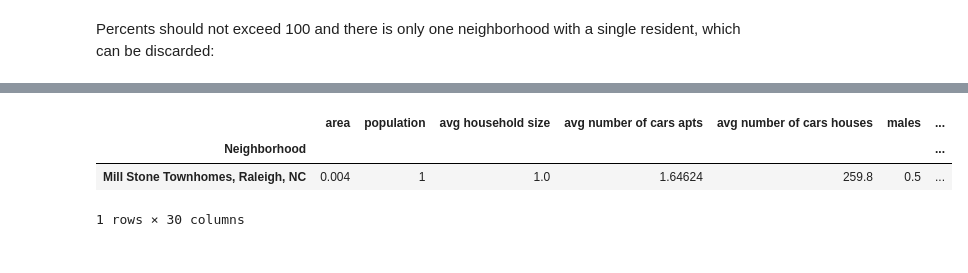
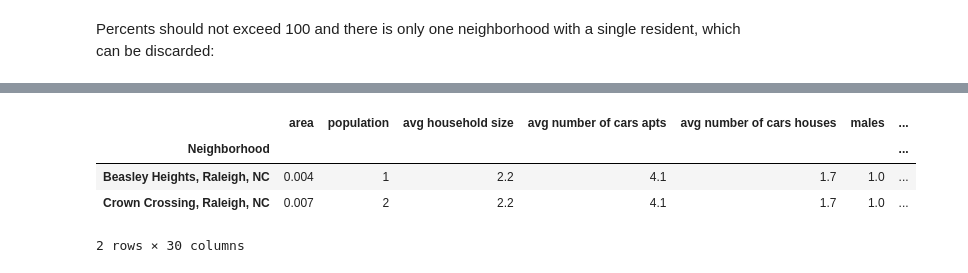
Before and after one commit to abezuglov/neighborhood_analysis, a Jupyter notebook: capstone_project_ideas.ipynb, the cells around one changed output, grey strips where cells are left out. Saved outputs shown, nothing was run; the diff lists cells and outputs as text; code cells hidden in the pictures.

```diff
--- a/capstone_project_ideas.ipynb
+++ b/capstone_project_ideas.ipynb
@@ -1232,7 +1210,8 @@ Percents should not exceed 100 and there is only one neighborhood with a single
 # %%
-df_cars[df_cars['pct family household'] > 100]
+df_cars[df_cars['pct single mother'] >= 100]
 # %% [output]
 |  | area | population | avg household size | avg number of cars apts | avg number of cars houses | males | ... |
 | Neighborhood |  |  |  |  |  |  | ... |
-| Mill Stone Townhomes, Raleigh, NC | 0.004 | 1 | 1.0 | 1.64624 | 259.8 | 0.5 | ... |
+| Beasley Heights, Raleigh, NC | 0.004 | 1 | 2.2 | 4.1 | 1.7 | 1.0 | ... |
+| Crown Crossing, Raleigh, NC | 0.007 | 2 | 2.2 | 4.1 | 1.7 | 1.0 | ... |
-1 rows × 30 columns
+2 rows × 30 columns
```
Also changed, not shown: parts of 108 cells of this notebook, 3 other files.
